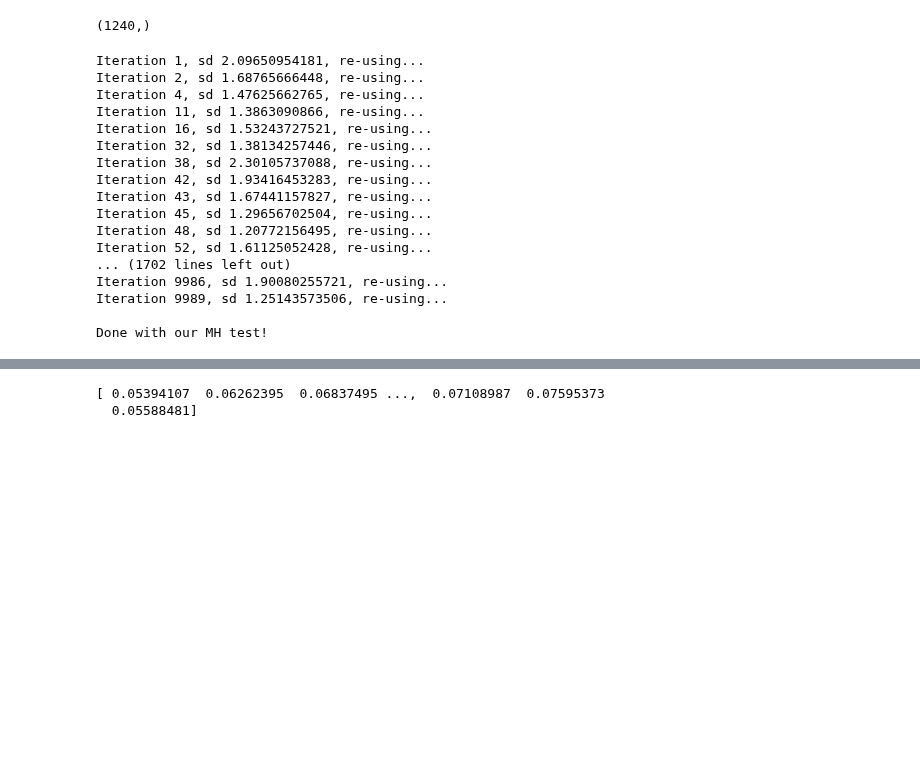
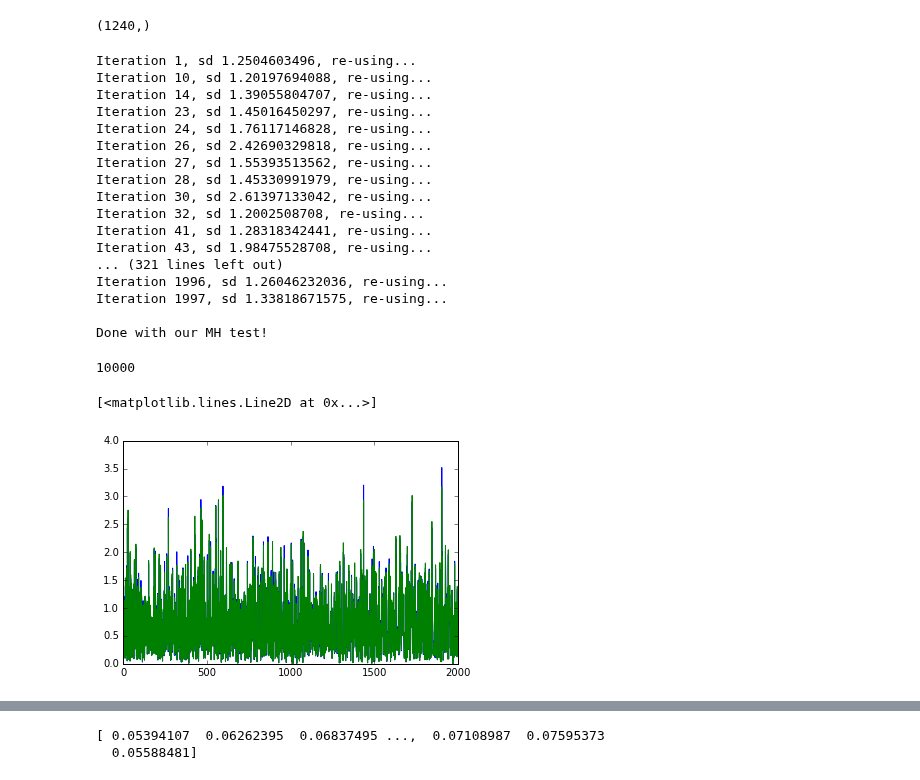
Before and after one commit to DanielTakeshi/New_MH_Test, a Jupyter notebook: iPython_stuff/GaussianMixtures_CuttingMH.ipynb, the cells around one changed output, grey strips where cells are left out. Cells and saved outputs as stored; diff of their text form; code cells hidden in the pictures; blank space fills up the shorter version.

```diff
--- a/iPython_stuff/GaussianMixtures_CuttingMH.ipynb
+++ b/iPython_stuff/GaussianMixtures_CuttingMH.ipynb
@@ -771,7 +786,7 @@ We also generate a CI for the sd(delta) by bootstrap method
 ###################################
 # OUR MH TEST for estimate the sd #
 ###################################
-num_passes = 10000
+num_passes = 2000
 rw_eps = 0.03
 temperature = 110
 mb_size = 200
@@ -790,7 +805,7 @@ our_xcorrs_1 = []
 total_skip = 0
 our_estimate_sd = []
 actual_sd = []
-
+true_sd = []
 for T in range(1,num_passes):
     if (T % int(num_passes/20) == 0):
         print("T={}".format(T))
@@ -808,6 +823,7 @@ for T in range(1,num_passes):
     X_mini_batch = X[np.random.choice(N, mb_size, replace=False)]
     sd = estimateVar_from_one_batch (theta, theta_new, X_minibatch, N, temperature) **0.5
     actual_sd.append(sd)
+    true_sd.append(compute_true_var_from_complete_data(theta, theta_new, X, mb_size, temperature)**0.5)
     if (sd >= 1.188):
         print("Iteration {}, sd {}, re-using...".format(T, sd))
         total_skip += 1
@@ -839,21 +855,21 @@ for T in range(1,num_passes):
 
 print("\nDone with our MH test!\n")
 # %% [output]
-Iteration 1, sd 2.09650954181, re-using...
-Iteration 2, sd 1.68765666448, re-using...
-Iteration 4, sd 1.47625662765, re-using...
-Iteration 11, sd 1.3863090866, re-using...
-Iteration 16, sd 1.53243727521, re-using...
-Iteration 32, sd 1.38134257446, re-using...
-Iteration 38, sd 2.30105737088, re-using...
-Iteration 42, sd 1.93416453283, re-using...
-Iteration 43, sd 1.67441157827, re-using...
-Iteration 45, sd 1.29656702504, re-using...
-Iteration 48, sd 1.20772156495, re-using...
-Iteration 52, sd 1.61125052428, re-using...
-... (1702 lines left out)
-Iteration 9986, sd 1.90080255721, re-using...
-Iteration 9989, sd 1.25143573506, re-using...
+Iteration 1, sd 1.2504603496, re-using...
+Iteration 10, sd 1.20197694088, re-using...
+Iteration 14, sd 1.39055804707, re-using...
+Iteration 23, sd 1.45016450297, re-using...
+Iteration 24, sd 1.76117146828, re-using...
+Iteration 26, sd 2.42690329818, re-using...
+Iteration 27, sd 1.55393513562, re-using...
+Iteration 28, sd 1.45330991979, re-using...
+Iteration 30, sd 2.61397133042, re-using...
+Iteration 32, sd 1.2002508708, re-using...
+Iteration 41, sd 1.28318342441, re-using...
+Iteration 43, sd 1.98475528708, re-using...
+... (321 lines left out)
+Iteration 1996, sd 1.26046232036, re-using...
+Iteration 1997, sd 1.33818671575, re-using...
 
 Done with our MH test!
 # %%
@@ -865,3 +881,13 @@ def moving_avg (targetArray, windownSize):
         res.append(np.mean(targetArray[(i-windownSize/2):(i+windownSize/2)]))
         i+=1
     return res
+# %%
+len(X)
+# %% [output]
+10000
+# %%
+plt.plot(actual_sd)
+plt.plot(true_sd)
+# %% [output]
+[<matplotlib.lines.Line2D at 0x...>]
+[figure, added]
```
Also changed, not shown: parts of 9 cells of this notebook, 1 other file.
